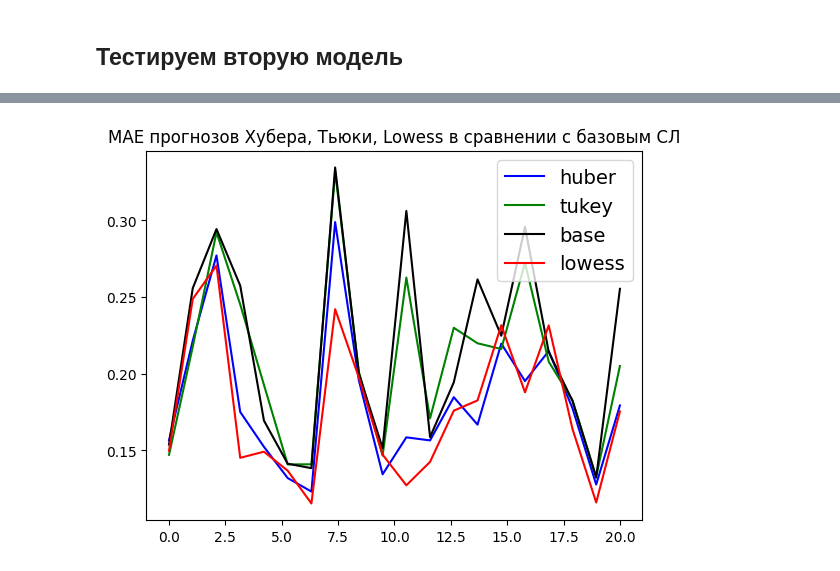
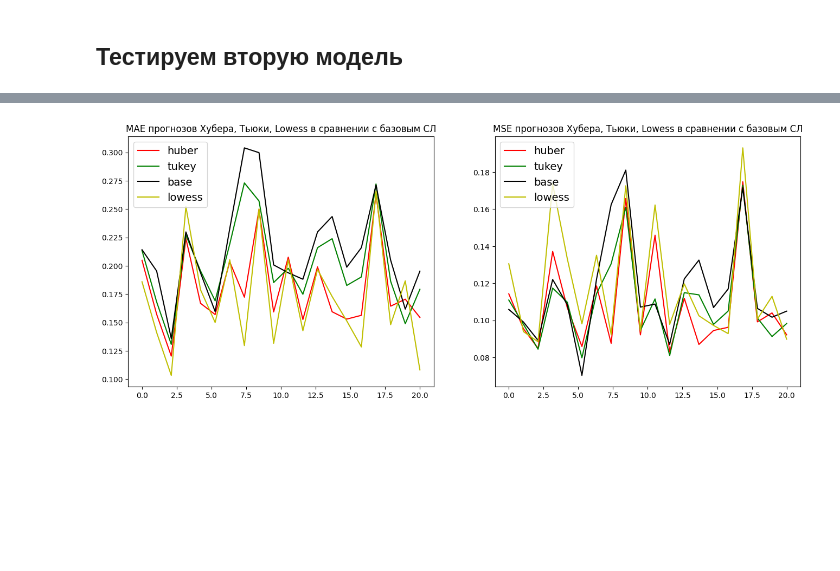
Before and after one commit to m1shutka/Robust-Radnom-Forest, a Jupyter notebook: RRF_miR_test.ipynb, the cells around one changed output, grey strips where cells are left out. Saved outputs shown, nothing was run; the diff lists cells and outputs as text; code cells hidden in the pictures; blank space fills up the shorter version.

```diff
--- a/RRF_miR_test.ipynb
+++ b/RRF_miR_test.ipynb
@@ -30,8 +30,8 @@ display(df.shape)
 X = df[['CDH1', 'CCND1']]
 y = df[['MiR_181']]
 # %%
-delta = 0.0005
-n = 100
+delta = 0.0001
+n = 500
 
 sk_mae, huber_mae, tukey_mae, lowess_mae = [], [], [], []
 sk_mse, huber_mse, tukey_mse, lowess_mse = [], [], [], []
@@ -114,8 +116,8 @@ plt.show()
 X = df[['CD29', 'CCND1']]
 y = df[['MiR_25']]
 # %%
-delta = 0.0005
-n = 100
+delta = 0.0001
+n = 500
 
 sk_mae, huber_mae, tukey_mae, lowess_mae = [], [], [], []
 sk_mse, huber_mse, tukey_mse, lowess_mse = [], [], [], []
@@ -175,10 +177,22 @@ Mean MSE lowess: 0.131
 # %%
+plt.figure(figsize=(16, 6))
+
+plt.subplot(1, 2, 1)
 plt.title(f'MAE прогнозов Хубера, Тьюки, Lowess в сравнении с базовым СЛ')
-plt.plot(np.linspace(0, 20, 20), huber_mae[:20], color='b', label='huber')
+plt.plot(np.linspace(0, 20, 20), huber_mae[:20], color='r', label='huber')
 plt.plot(np.linspace(0, 20, 20), tukey_mae[:20], color='g', label='tukey')
 plt.plot(np.linspace(0, 20, 20), sk_mae[:20], color='black', label='base')
-plt.plot(np.linspace(0, 20, 20), lowess_mae[:20], color='r', label='lowess')
+plt.plot(np.linspace(0, 20, 20), lowess_mae[:20], color='y', label='lowess')
 plt.legend(fontsize=14)
+
+plt.subplot(1, 2, 2)
+plt.title(f'MSE прогнозов Хубера, Тьюки, Lowess в сравнении с базовым СЛ')
+plt.plot(np.linspace(0, 20, 20), huber_mse[:20], color='r', label='huber')
+plt.plot(np.linspace(0, 20, 20), tukey_mse[:20], color='g', label='tukey')
+plt.plot(np.linspace(0, 20, 20), sk_mse[:20], color='black', label='base')
+plt.plot(np.linspace(0, 20, 20), lowess_mse[:20], color='y', label='lowess')
+plt.legend(fontsize=14)
+plt.savefig('Plots/miR2_range.png')
 plt.show()
 # %% [output]
-[figure, old version]
+[figure, new version]
```
Also changed, not shown: parts of 6 cells of this notebook, 5 other files.
